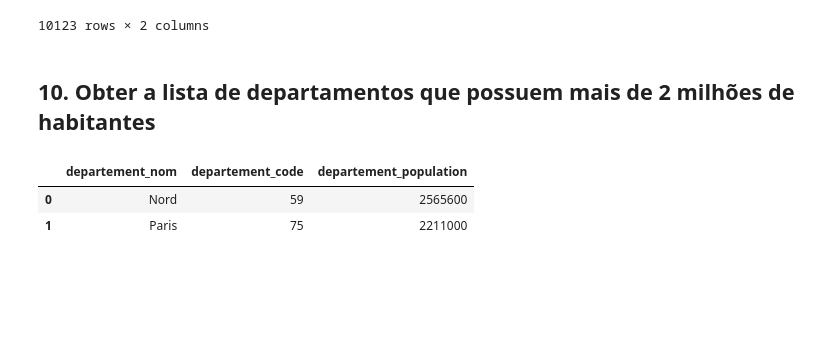
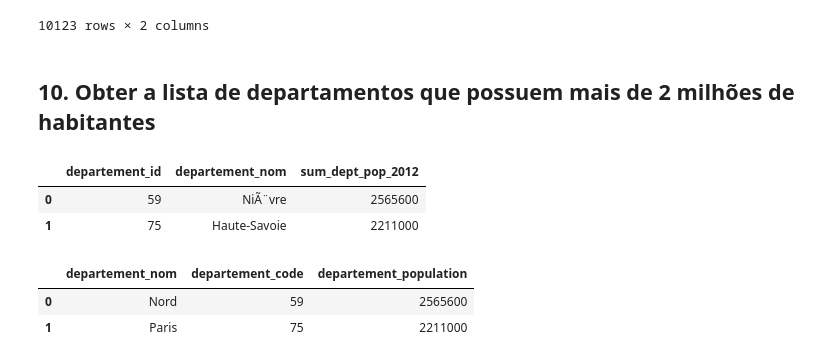
Before and after one commit to pypas/estudos-mp, a Jupyter notebook: SQL/sql.ipynb, the cells around one changed output. Drawn from its saved outputs; the diff is of its cells as text; code cells hidden in the pictures; blank space fills up the shorter version.

```diff
--- a/SQL/sql.ipynb
+++ b/SQL/sql.ipynb
@@ -256,6 +325,19 @@ pd.read_sql_query(query,conn)
 10123 rows × 2 columns
 # %% [markdown]
 ## 10. Obter a lista de departamentos que possuem mais de 2 milhões de habitantes
+# %%
+query = '''SELECT d.departement_id, d.departement_nom, SUM(v.ville_population_2012) as sum_dept_pop_2012
+           FROM departement as d
+           LEFT JOIN villes_france_free as v
+           ON d.departement_id = v.ville_departement
+           GROUP BY d.departement_code
+           HAVING sum_dept_pop_2012 > 2000000;
+        '''
+pd.read_sql_query(query,conn)
+# %% [output]
+|  | departement_id | departement_nom | sum_dept_pop_2012 |
+| 0 | 59 | NiÃ¨vre | 2565600 |
+| 1 | 75 | Haute-Savoie | 2211000 |
 # %%
 query = '''SELECT departement_nom, departement_code, SUM(ville_population_2012) AS departement_population
         FROM departement
```
Also changed, not shown: parts of 6 cells of this notebook.
